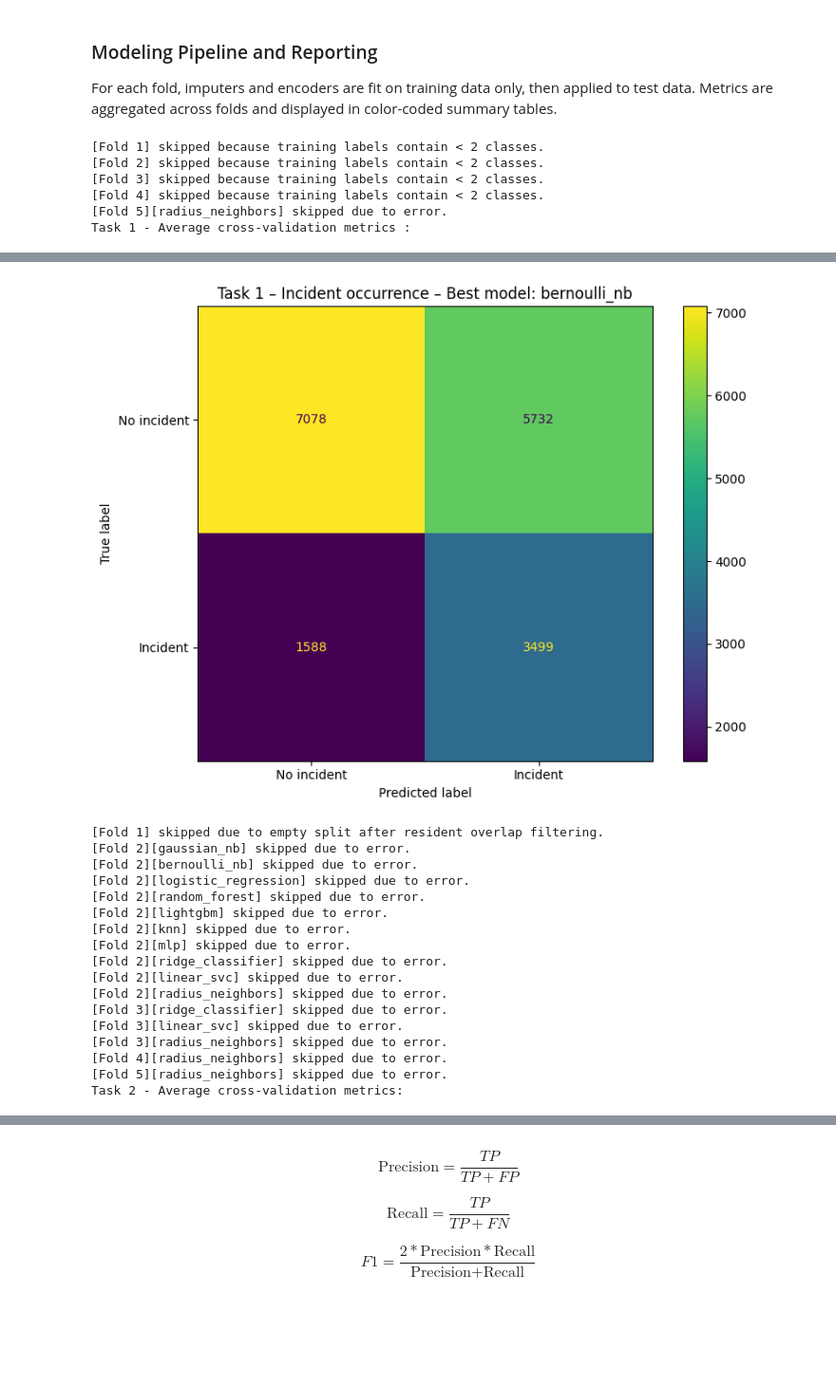
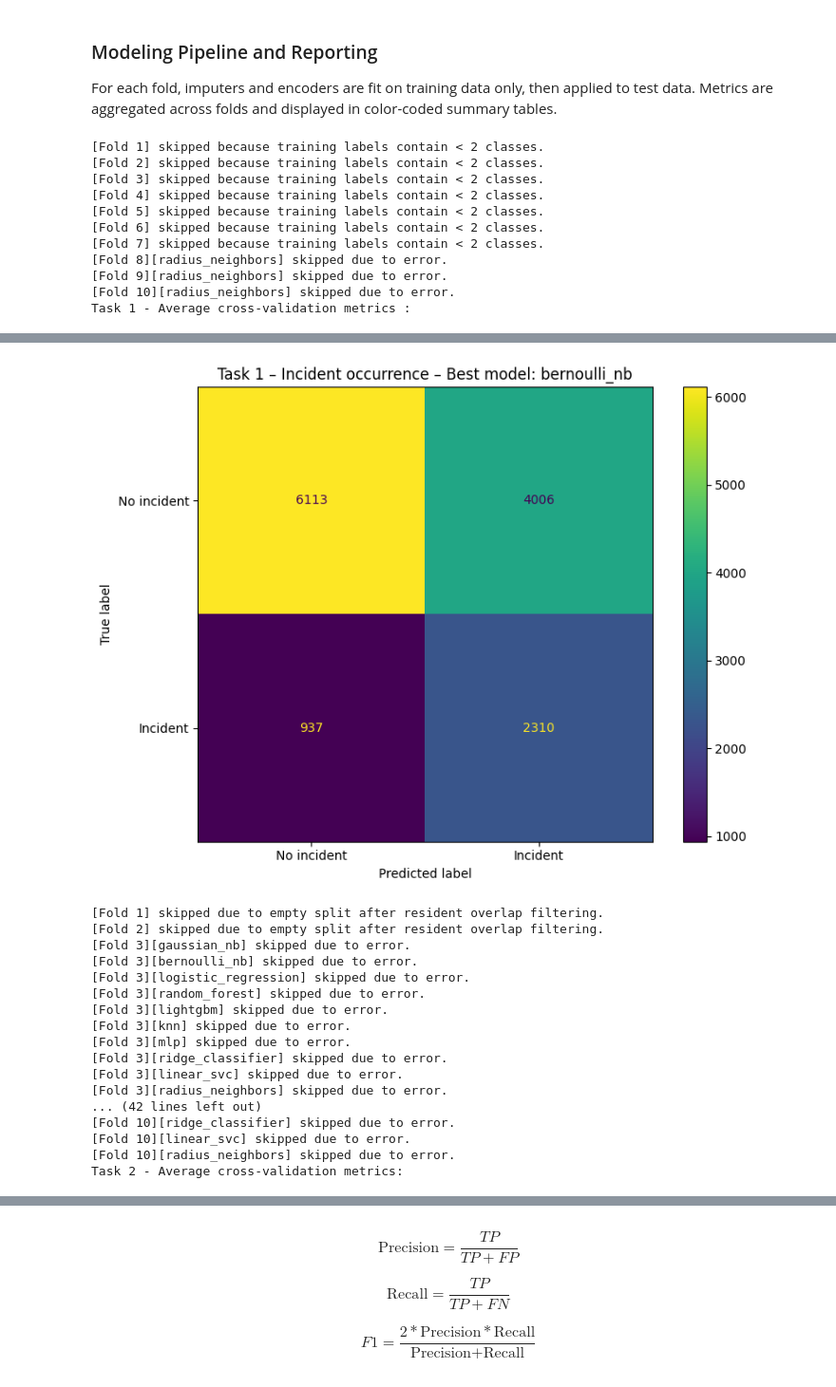
Before and after one commit to gmmoliveira/TIG-Challenge, a Jupyter notebook: notebooks/02_experimentation.ipynb, the cells around one changed output, grey strips where cells are left out. Shown at 95% size. Drawn from its saved outputs; the diff is of its cells as text; code cells hidden in the pictures; blank space fills up the shorter version.

```diff
--- a/notebooks/02_experimentation.ipynb
+++ b/notebooks/02_experimentation.ipynb
@@ -44,7 +55,7 @@ OUTPUT_DIR = Path("../outputs")
 FEATURE_CUTOFF = None  # e.g., pd.Timestamp("2025-01-31")
 HORIZON_MONTHS = 12
 SNAPSHOT_FREQ = "MS"  # monthly snapshot at month start
-K_FOLDS = 5
+K_FOLDS = 10
 
 TARGET_SCORE = "F1"
 ASC_TARGET_SCORE = False
@@ -699,8 +710,18 @@ def plot_confusion_matrix_best_model(
     y_true = np.concatenate([t[0] for t in all_predictions[best_model]])
     y_pred = np.concatenate([t[1] for t in all_predictions[best_model]])
     fig, ax = plt.subplots(figsize=(8, 6))
+
+    labels = None
+    if display_labels is not None:
+        labels = np.arange(len(display_labels))
+
     ConfusionMatrixDisplay.from_predictions(
-        y_true, y_pred, display_labels=display_labels, ax=ax, colorbar=True
+        y_true,
+        y_pred,
+        labels=labels,
+        display_labels=display_labels,
+        ax=ax,
+        colorbar=True,
     )
     ax.set_title(f"{task_title} – Best model: {best_model}")
     plt.tight_layout()
@@ -977,13 +998,25 @@ plot_confusion_matrix_best_model(
     results_task2,
     preds_task2,
     "Task 2 – Incident type",
-    display_labels=label_encoder_task2.classes_ if label_encoder_task2 is not None else None,
+    display_labels=np.array([
+        "Fall",
+        "Wound",
+        "Medication Error",
+        "Altercation",
+        "Elopement",
+        "Choking",
+    ]),
 )
 # %% [output]
 [Fold 1] skipped because training labels contain < 2 classes.
 [Fold 2] skipped because training labels contain < 2 classes.
 [Fold 3] skipped because training labels contain < 2 classes.
 [Fold 4] skipped because training labels contain < 2 classes.
-[Fold 5][radius_neighbors] skipped due to error.
+[Fold 5] skipped because training labels contain < 2 classes.
+[Fold 6] skipped because training labels contain < 2 classes.
+[Fold 7] skipped because training labels contain < 2 classes.
+[Fold 8][radius_neighbors] skipped due to error.
+[Fold 9][radius_neighbors] skipped due to error.
+[Fold 10][radius_neighbors] skipped due to error.
 Task 1 - Average cross-validation metrics :
 |  | task | model | acc | bal_acc | F1 | precision | recall | TPR | FNR | roc_auc |
@@ -999,19 +1032,19 @@ Task 1 - Average cross-validation metrics :
-[figure, old version]
+[figure, new version]
 [Fold 1] skipped due to empty split after resident overlap filtering.
-[Fold 2][gaussian_nb] skipped due to error.
-[Fold 2][bernoulli_nb] skipped due to error.
-[Fold 2][logistic_regression] skipped due to error.
-[Fold 2][random_forest] skipped due to error.
-[Fold 2][lightgbm] skipped due to error.
-[Fold 2][knn] skipped due to error.
-[Fold 2][mlp] skipped due to error.
-[Fold 2][ridge_classifier] skipped due to error.
-[Fold 2][linear_svc] skipped due to error.
-[Fold 2][radius_neighbors] skipped due to error.
+[Fold 2] skipped due to empty split after resident overlap filtering.
+[Fold 3][gaussian_nb] skipped due to error.
+[Fold 3][bernoulli_nb] skipped due to error.
+[Fold 3][logistic_regression] skipped due to error.
+[Fold 3][random_forest] skipped due to error.
+[Fold 3][lightgbm] skipped due to error.
+[Fold 3][knn] skipped due to error.
+[Fold 3][mlp] skipped due to error.
 [Fold 3][ridge_classifier] skipped due to error.
 [Fold 3][linear_svc] skipped due to error.
 [Fold 3][radius_neighbors] skipped due to error.
-[Fold 4][radius_neighbors] skipped due to error.
-[Fold 5][radius_neighbors] skipped due to error.
+... (42 lines left out)
+[Fold 10][ridge_classifier] skipped due to error.
+[Fold 10][linear_svc] skipped due to error.
+[Fold 10][radius_neighbors] skipped due to error.
 Task 2 - Average cross-validation metrics:
 |  | task | model | acc | bal_acc | F1 | precision | recall | TPR | FNR | roc_auc |
```
Also changed, not shown: parts of 6 cells of this notebook.
